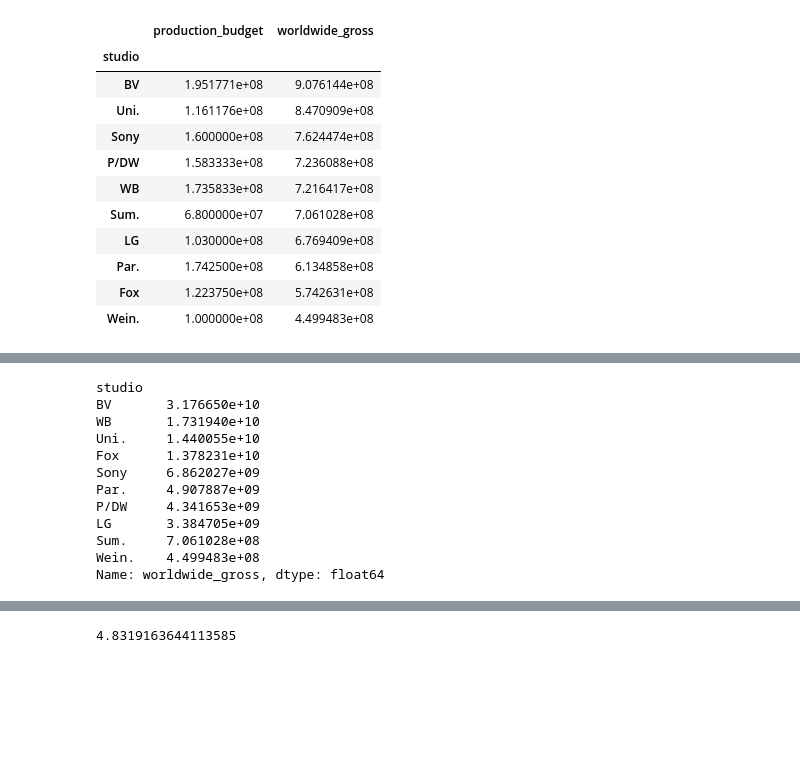
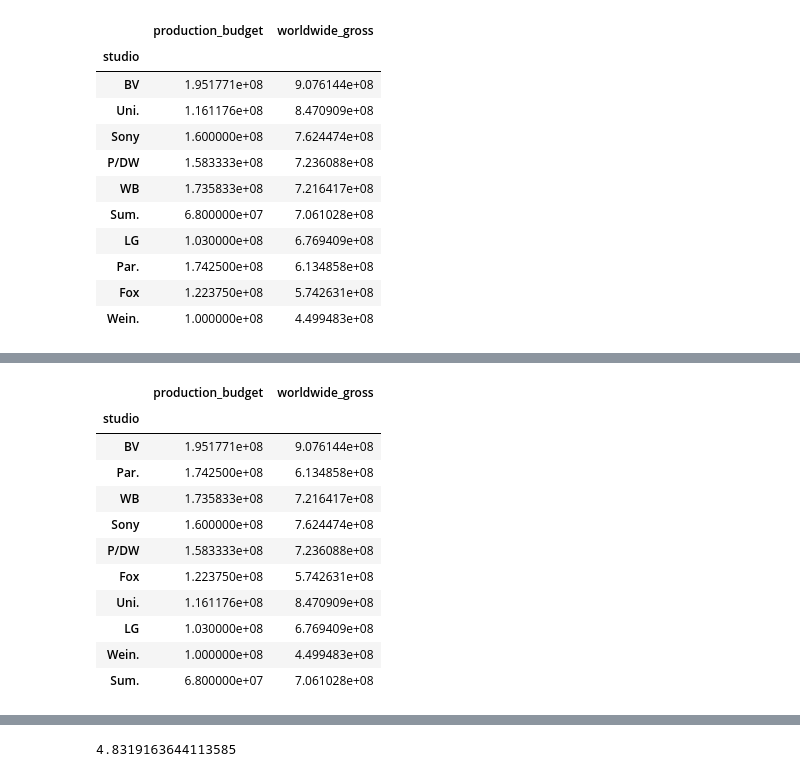
Before and after one commit to ARuizMartinezDeloitte/Capstone, a Jupyter notebook: notebooks/Ahmed-folder/opening_files.ipynb, the cells around one changed output, grey strips where cells are left out. Drawn from its saved outputs; the diff is of its cells as text; code cells hidden in the pictures; blank space fills up the shorter version.

```diff
--- a/notebooks/Ahmed-folder/opening_files.ipynb
+++ b/notebooks/Ahmed-folder/opening_files.ipynb
@@ -536,21 +568,21 @@ LG       5.150000e+08
 Wein.    1.000000e+08
 Sum.     6.800000e+07
 Name: production_budget, dtype: float64
-# %%
-revenue
-# %% [output]
-studio
-BV       3.176650e+10
-WB       1.731940e+10
-Uni.     1.440055e+10
-Fox      1.378231e+10
-Sony     6.862027e+09
-Par.     4.907887e+09
-P/DW     4.341653e+09
-LG       3.384705e+09
-Sum.     7.061028e+08
-Wein.    4.499483e+08
-Name: worldwide_gross, dtype: float64
+# %%
+df20
+# %% [output]
+|  | production_budget | worldwide_gross |
+| studio |  |  |
+| BV | 1.951771e+08 | 9.076144e+08 |
+| Par. | 1.742500e+08 | 6.134858e+08 |
+| WB | 1.735833e+08 | 7.216417e+08 |
+| Sony | 1.600000e+08 | 7.624474e+08 |
+| P/DW | 1.583333e+08 | 7.236088e+08 |
+| Fox | 1.223750e+08 | 5.742631e+08 |
+| Uni. | 1.161176e+08 | 8.470909e+08 |
+| LG | 1.030000e+08 | 6.769409e+08 |
+| Wein. | 1.000000e+08 | 4.499483e+08 |
+| Sum. | 6.800000e+07 | 7.061028e+08 |
 # %%
 plt.bar(x, expense, color='r')
 plt.bar(x, revenue, bottom=expense, color='b')
```
Also changed, not shown: parts of 13 cells of this notebook, 1 other file.
